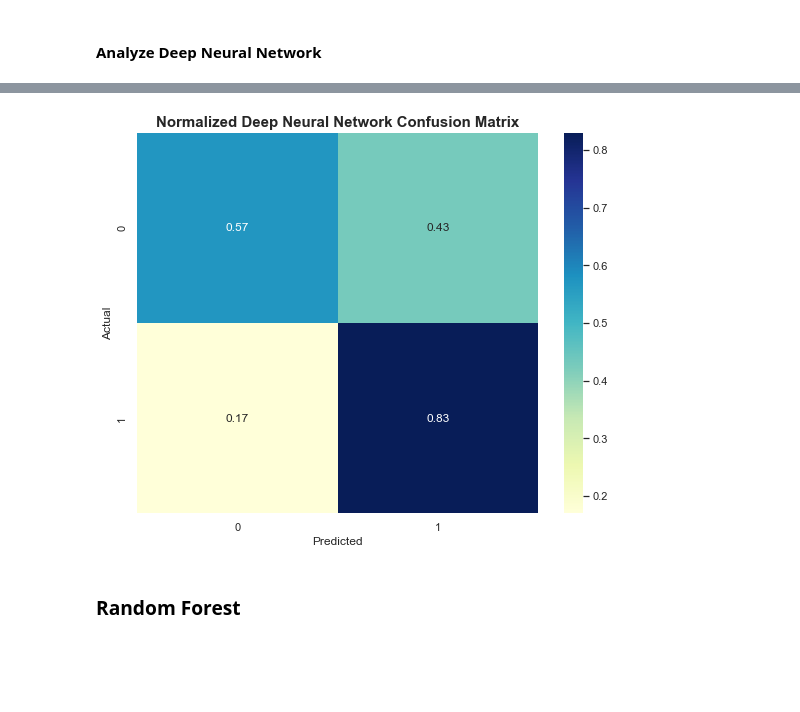
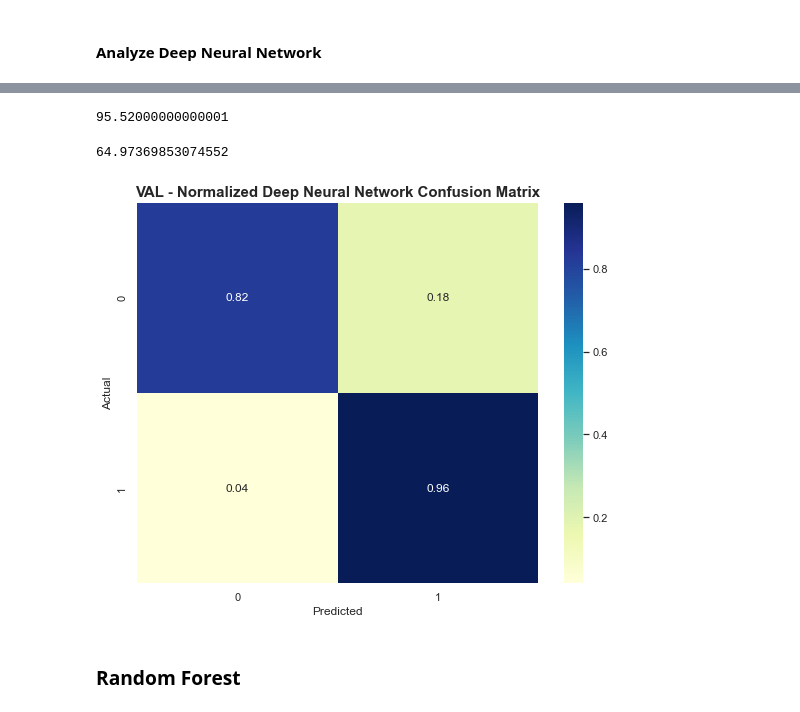
Before and after one commit to enricoroselino/uber-trip-classification, a Jupyter notebook: uber_trip_classification.ipynb, the cells around one changed output, grey strips where cells are left out. Cells and saved outputs as stored; diff of their text form; code cells hidden in the pictures; blank space fills up the shorter version.

```diff
--- a/uber_trip_classification.ipynb
+++ b/uber_trip_classification.ipynb
@@ -557,0 +597,8 @@ plt.show()
+# %%
+for i in col_names :
+    try :
+        print(f"{i} after transformation : {skew(stats.boxcox(uber_df[i])[0])}")
+        uber_df[i] = stats.boxcox(uber_df[i])[0]
+    except :
+        print(f"{i} after transformation : {skew(boxcox1p(uber_df[i], 0.25))}")
+        uber_df[i] = boxcox1p(uber_df[i], 0.25)
@@ -648,25 +702,18 @@ limiter = mC()
 # %%
 tf.keras.backend.clear_session()
 # %%
-KR = tf.keras.regularizers.L2(
-    l2=0.0001
-)
-
 model = tf.keras.models.Sequential([
     tf.keras.layers.LayerNormalization(),
-    tf.keras.layers.Dense(512, input_shape=(X_train.shape[1], ), activation="LeakyReLU", kernel_regularizer=KR),
+    tf.keras.layers.Dense(32, input_shape=(X_train.shape[1], ), activation="LeakyReLU"),
     tf.keras.layers.Dropout(0.5),
-    tf.keras.layers.Dense(256, activation="LeakyReLU", kernel_regularizer=KR),
+    tf.keras.layers.Dense(16, activation="LeakyReLU"),
     tf.keras.layers.Dropout(0.5),
-    tf.keras.layers.Dense(128, activation="LeakyReLU", kernel_regularizer=KR),
-    tf.keras.layers.Dropout(0.2),
-    tf.keras.layers.Dense(64, activation="LeakyReLU", kernel_regularizer=KR),
-    tf.keras.layers.Dropout(0.2),
-    tf.keras.layers.Dense(1, activation="sigmoid", kernel_regularizer=KR)
+    tf.keras.layers.Dense(8, activation="LeakyReLU"),
+    tf.keras.layers.Dense(1, activation="sigmoid")
 ])
 # %%
 model.compile(
-    optimizer=Adam(learning_rate=0.001),
+    optimizer=Adam(learning_rate=0.01),
     loss="binary_crossentropy",
     metrics = ["accuracy"]
 )
@@ -674,7 +721,7 @@ model.compile(
 history = model.fit(
     X_train, y_train,
     validation_data = (X_valid, y_valid),
-    batch_size=64,
+    batch_size=32,
     validation_batch_size=16,
     epochs=100,
     verbose = 1,
@@ -744,22 +799,32 @@ print(f1 * 100)
+# %%
+recall = recall_score(list(y_valid), val_result)
+print(recall * 100)
+# %% [output]
+95.52000000000001
+# %%
+prec = precision_score(list(y_valid), val_result)
+print(prec * 100)
+# %% [output]
+64.97369853074552
 # %%
 cm = confusion_matrix(list(y_valid), val_result)
 cm_norm = np.round(cm / np.sum(cm, axis=1).reshape(-1,1), 2)
 plt.figure(figsize=(9, 7))
 sns.heatmap(
     cm_norm,
     cmap="YlGnBu",
     annot=True
 )
-plt.title("Normalized Deep Neural Network Confusion Matrix",
+plt.title("VAL - Normalized Deep Neural Network Confusion Matrix",
     loc="center",
     fontweight="bold",
     size=15
 )
 plt.xlabel("Predicted")
 plt.ylabel("Actual")
 plt.show()
 # %% [output]
-[figure, old version]
+[figure, new version]
 # %%
 model.save(os.path.join("model", "DNN.h5"))
 # %% [markdown]
```
Also changed, not shown: parts of 50 cells of this notebook.
